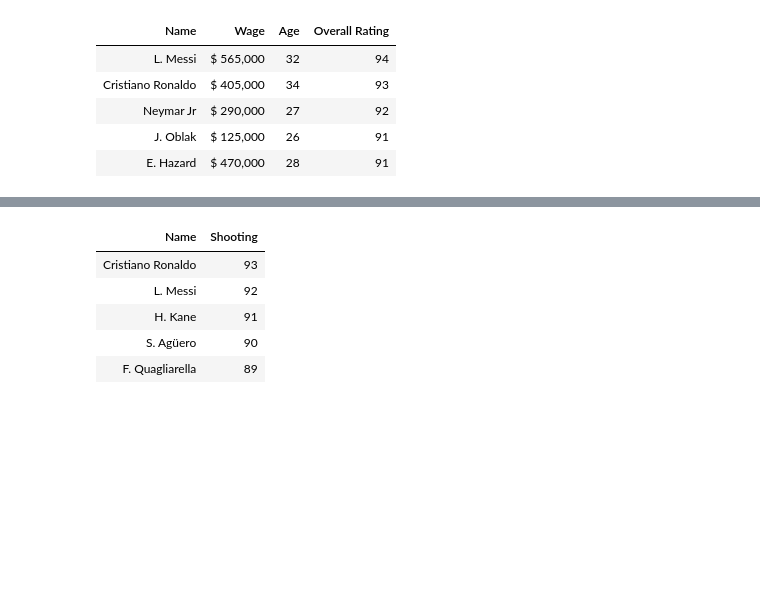
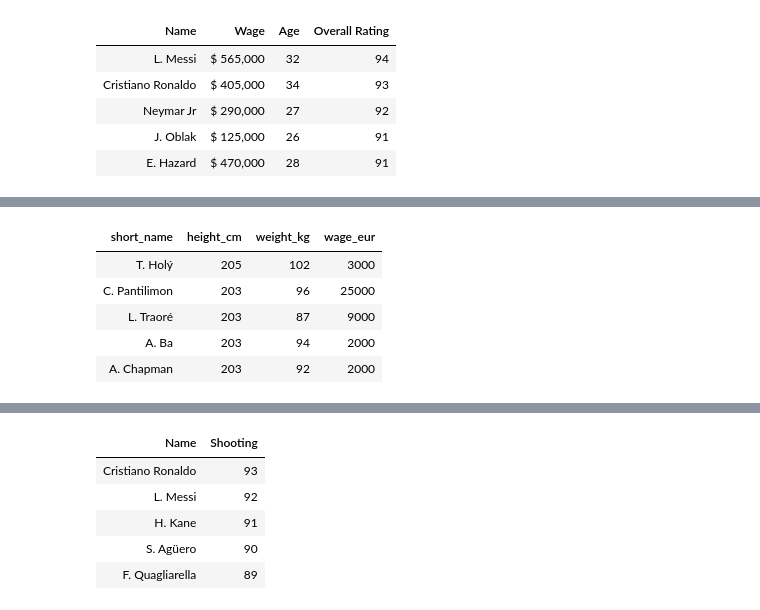
Before and after one commit to blwishom/JUMPlus, a Jupyter notebook: fifa_data_analysis/fifa_nb.ipynb, the cells around one changed output, grey strips where cells are left out. Cells and saved outputs as stored; diff of their text form; code cells hidden in the pictures; blank space fills up the shorter version.

```diff
--- a/fifa_data_analysis/fifa_nb.ipynb
+++ b/fifa_data_analysis/fifa_nb.ipynb
@@ -139 +134,15 @@ wage = germany['wage_eur'].max()
+# %%
+top_5_height = df.nlargest(5, 'height_cm')[['short_name', 'height_cm', 'weight_kg', 'wage_eur']]
+top_5_weight = df.nlargest(5, 'weight_kg')[['short_name', 'height_cm', 'weight_kg', 'wage_eur']]
+top_5_wage = df.nlargest(5, 'wage_eur')[['short_name', 'height_cm', 'weight_kg', 'wage_eur']]
+
+top_5_records_df = pd.concat([top_5_height, top_5_weight, top_5_wage]).drop_duplicates().reset_index(drop=True)
+top_5_records_df.head().style.hide().set_table_styles([{'selector': 'tr:hover', 'props': [('background-color', 'green')]}])
+# %% [output]
+| short_name | height_cm | weight_kg | wage_eur |
+| T. Holý | 205 | 102 | 3000 |
+| C. Pantilimon | 203 | 96 | 25000 |
+| L. Traoré | 203 | 87 | 9000 |
+| A. Ba | 203 | 94 | 2000 |
+| A. Chapman | 203 | 92 | 2000 |
 # %%
```
Also changed, not shown: parts of 15 cells of this notebook.
